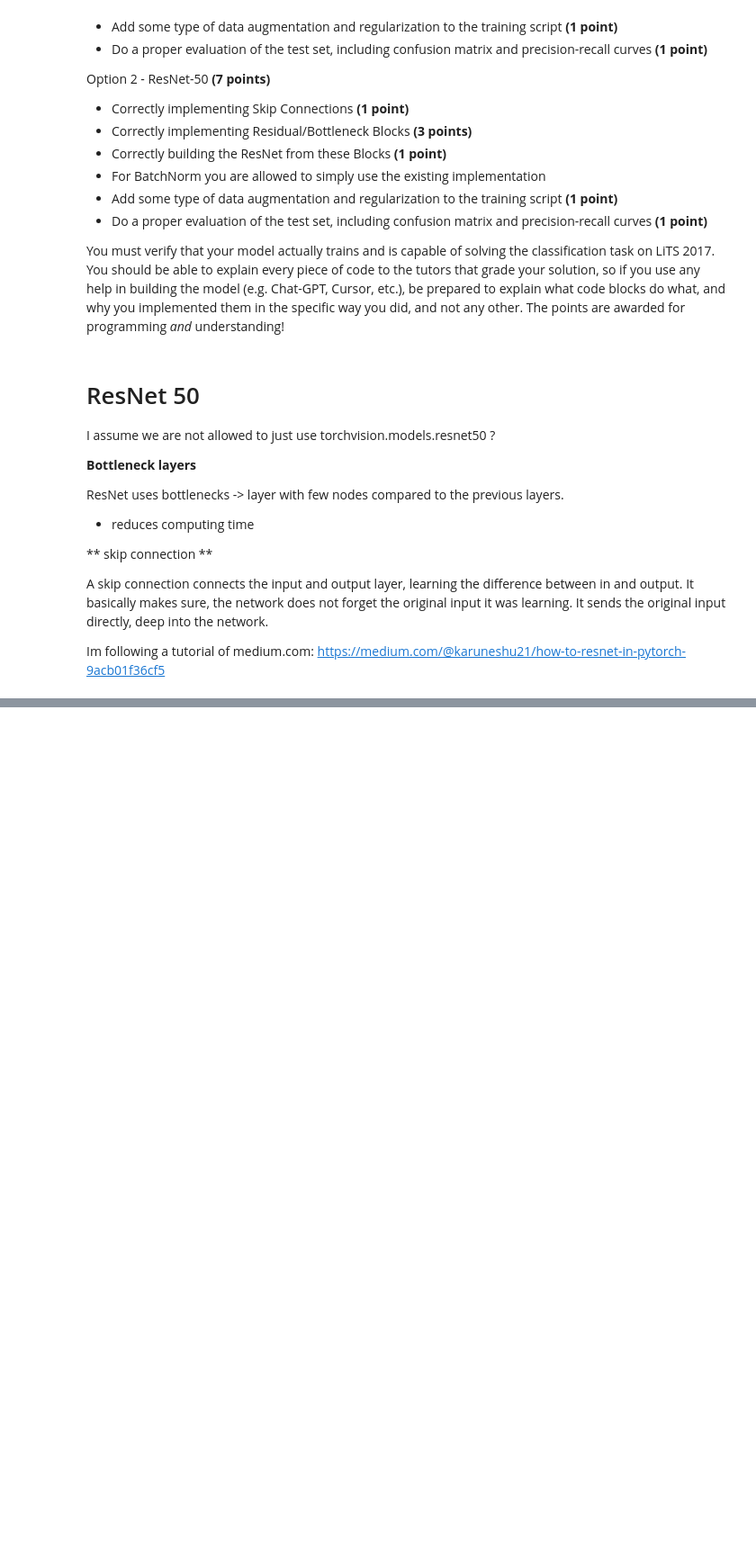
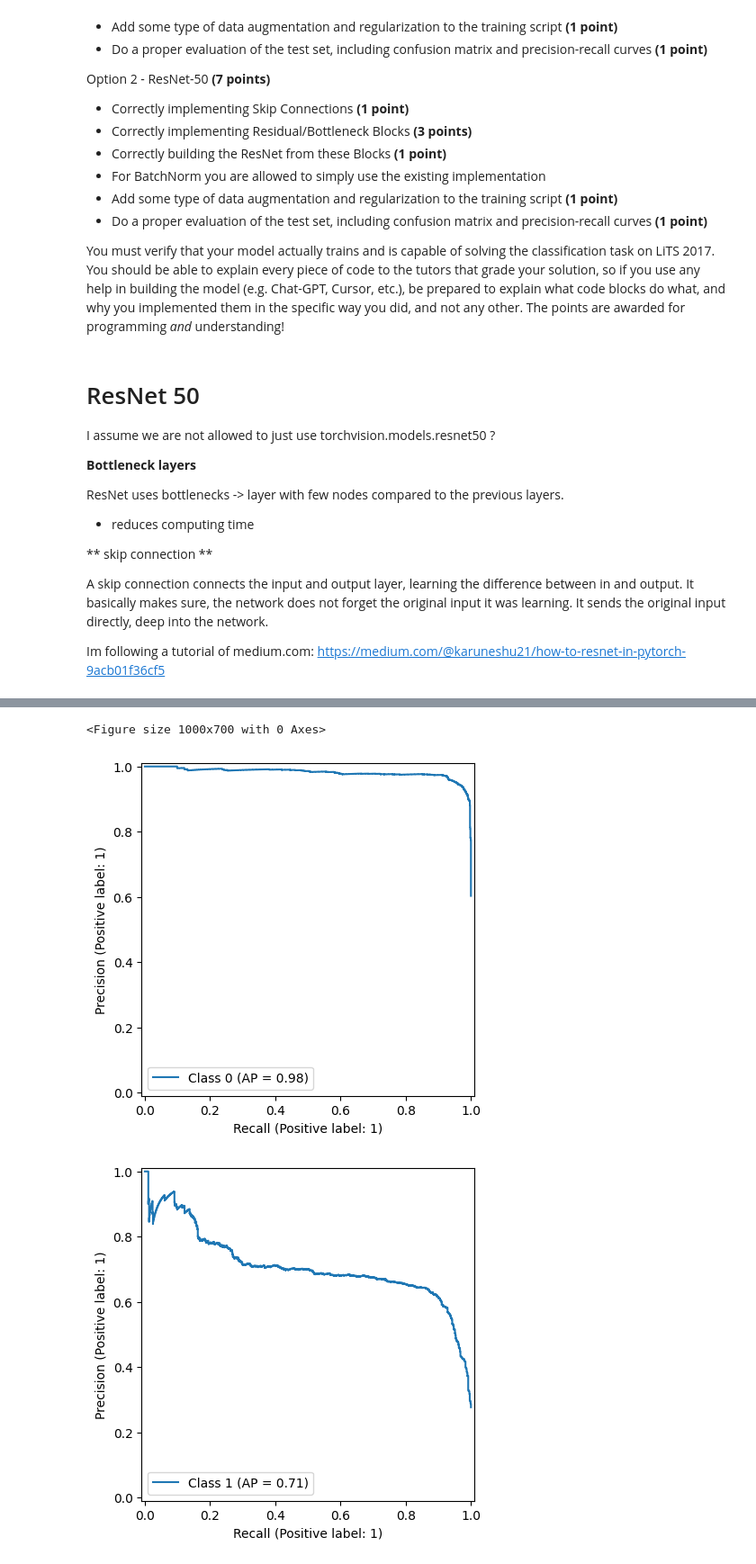
Before and after one commit to LeonBusche/AIMA-personal-repo-LeonBusche-, a Jupyter notebook: week_06_computer_vision_II.ipynb, the cells around one changed output, grey strips where cells are left out. Shown at 90% size. Saved outputs shown, nothing was run; the diff lists cells and outputs as text; code cells hidden in the pictures; blank space fills up the shorter version.

```diff
--- a/week_06_computer_vision_II.ipynb
+++ b/week_06_computer_vision_II.ipynb
@@ -378,7 +405,7 @@ def train_loop_L2(your_model):
     #optimizer = your_optimizer
     optimizer = torch.optim.Adam(params = model.parameters(), lr = 1e-4, weight_decay = 1e-5)
 
-    num_epochs = 15
+    num_epochs = 5 # I do NOT HAVE TIME, for waiting 30 minutes. I changed it therefore from 15 to 5 epochs!
 
     for epoch in range(num_epochs):
 
@@ -501,0 +541,3 @@ trained_model_dropout = train_loop(model_dropout, dropout_optimizer)
+# %%
+# Train the model with dropout using the flexible train_loop
+trained_model_dropout = train_loop_L2(YourModelWithDropout)
@@ -605,7 +667,7 @@ from torchview import draw_graph
 device = torch.device('cuda' if torch.cuda.is_available() else 'cpu')
 print(device)
 # set model parameters for the 50 version
-model_parameters['resnet50'] = ([64,128,256,512],[3,4,6,3],4,True)
+model_params= ([64,128,256,512],[3,4,6,3],4,True)
 #[64,128,256,512] -> channels in each intermediate block
 # [3,4,6,3] -> # repeatition for Bottlenecks in each block
 # 4 -> expansion_factor
@@ -822,14 +893,14 @@ def ResNet_train_loop_L2(your_model):
     This function runs your train loop and returns the trained model.
     """
 
-    model = your_model(model_params['ResNet 50'],in_channels = 1, num_classes = 3)
+    model = your_model(model_params,in_channels = 1, num_classes = 3)
     model = model.to(device = device)
 
     loss_criterion = torch.nn.CrossEntropyLoss()
     #optimizer = your_optimizer
     optimizer = torch.optim.Adam(params = model.parameters(), lr = 1e-4, weight_decay = 1e-5)
 
-    num_epochs = 15
+    num_epochs = 5
 
     for epoch in range(num_epochs):
 
@@ -880,9 +951,9 @@ def ResNet_train_loop_L2(your_model):
 
     return model
 
-trained_model_L2 = train_loop_L2(YourModel)
+ResNet_trained_model_L2 = ResNet_train_loop_L2(ResNet)
 
-trained_model_L2.eval()
+ResNet_trained_model_L2.eval()
 
 with torch.no_grad():
 
@@ -893,7 +964,7 @@ with torch.no_grad():
     for step, (data, targets) in enumerate(test_dataloader):
 
         data, targets = data.to(device), targets.to(device)
-        predictions = trained_model_L2(data)
+        predictions = ResNet_trained_model_L2(data)
         loss = loss_criterion(predictions, targets)
         losses.append(loss.item())
         batch_sizes.append(data.size()[0])
@@ -934,0 +1049,27 @@ with torch.no_grad():
+# %%
+from sklearn.metrics import PrecisionRecallDisplay
+from sklearn.preprocessing import label_binarize
+import numpy as np
+
+num_classes = all_probs.shape[1]
+
+# binarize true labels
+y_true_bin = label_binarize(all_targets, classes=list(range(num_classes)))
+y_scores = all_probs.numpy()
+
+plt.figure(figsize=(10, 7))
+
+for i in range(num_classes):
+    PrecisionRecallDisplay.from_predictions(
+        y_true_bin[:, i],
+        y_scores[:, i],
+        name=f"Class {i}"
+    )
+
+plt.title("Precision–Recall Curves — Multi-Class")
+plt.legend()
+plt.show()
+# %% [output]
+<Figure size 1000x700 with 0 Axes>
+[figure, added]
+[figure, added]
```
Also changed, not shown: parts of 16 cells of this notebook.
